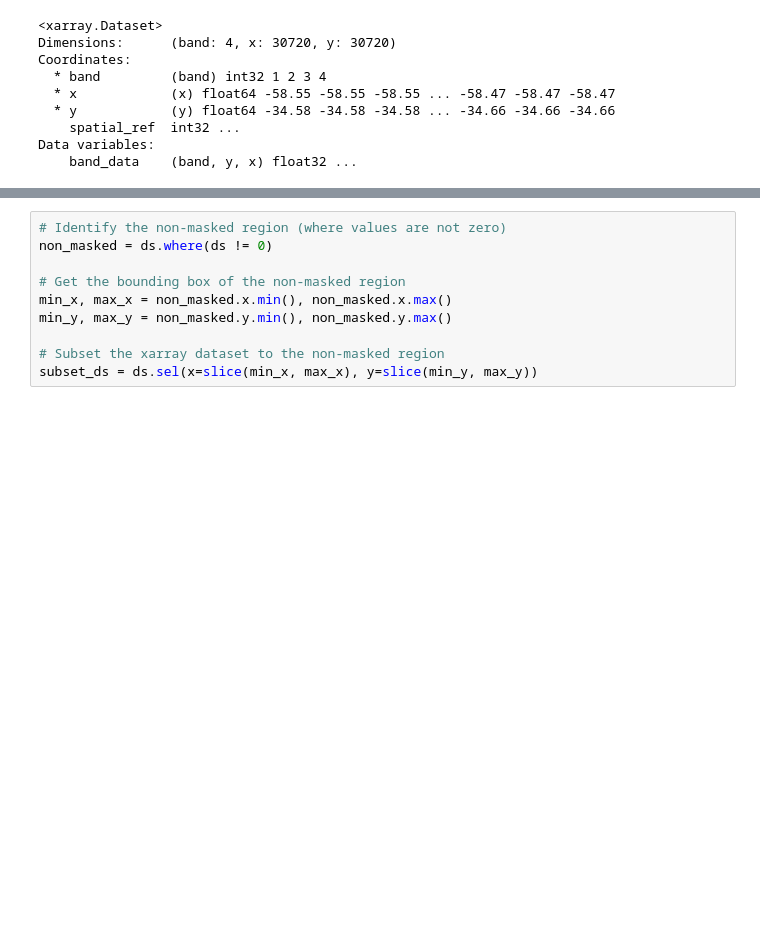
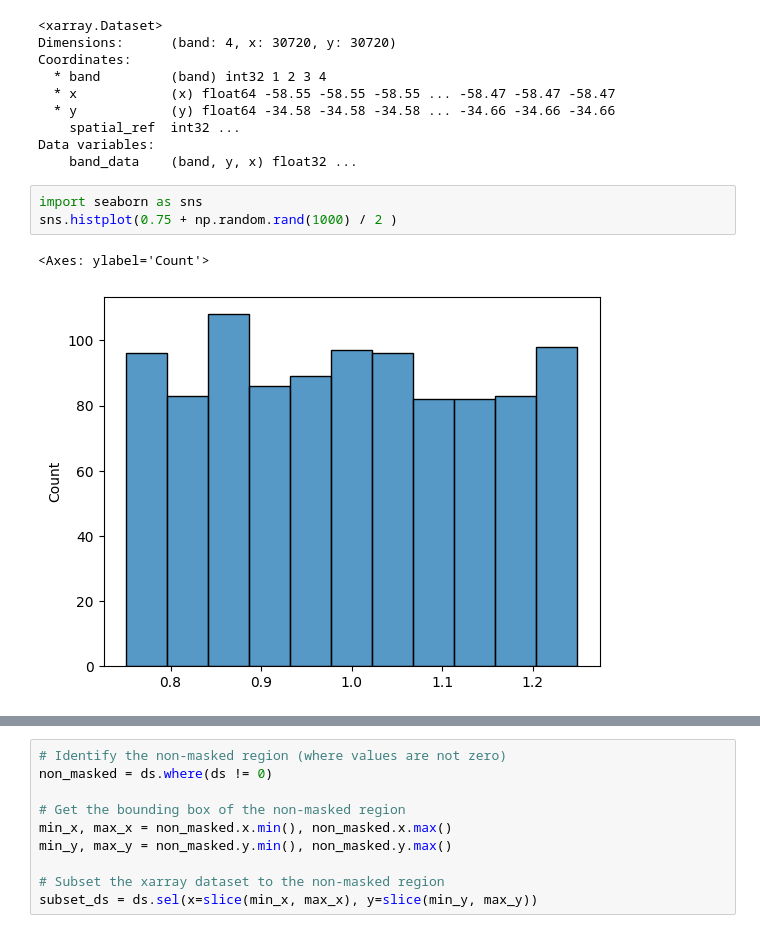
Before and after one commit to Queeno11/Satellite-Imagery-Income-Prediction, a Jupyter notebook: scripts/debug.ipynb, the cells around one changed output, grey strips where cells are left out. Saved outputs shown, nothing was run; the diff lists cells and outputs as text; blank space fills up the shorter version.

```diff
--- a/scripts/debug.ipynb
+++ b/scripts/debug.ipynb
@@ -42,3 +42,9 @@ Coordinates:
     spatial_ref  int32 ...
 Data variables:
     band_data    (band, y, x) float32 ...
+# %%
+import seaborn as sns
+sns.histplot(0.75 + np.random.rand(1000) / 2 )
+# %% [output]
+<Axes: ylabel='Count'>
+[figure, added]
```
Also changed, not shown: parts of 2 cells of this notebook, 3 other files.
